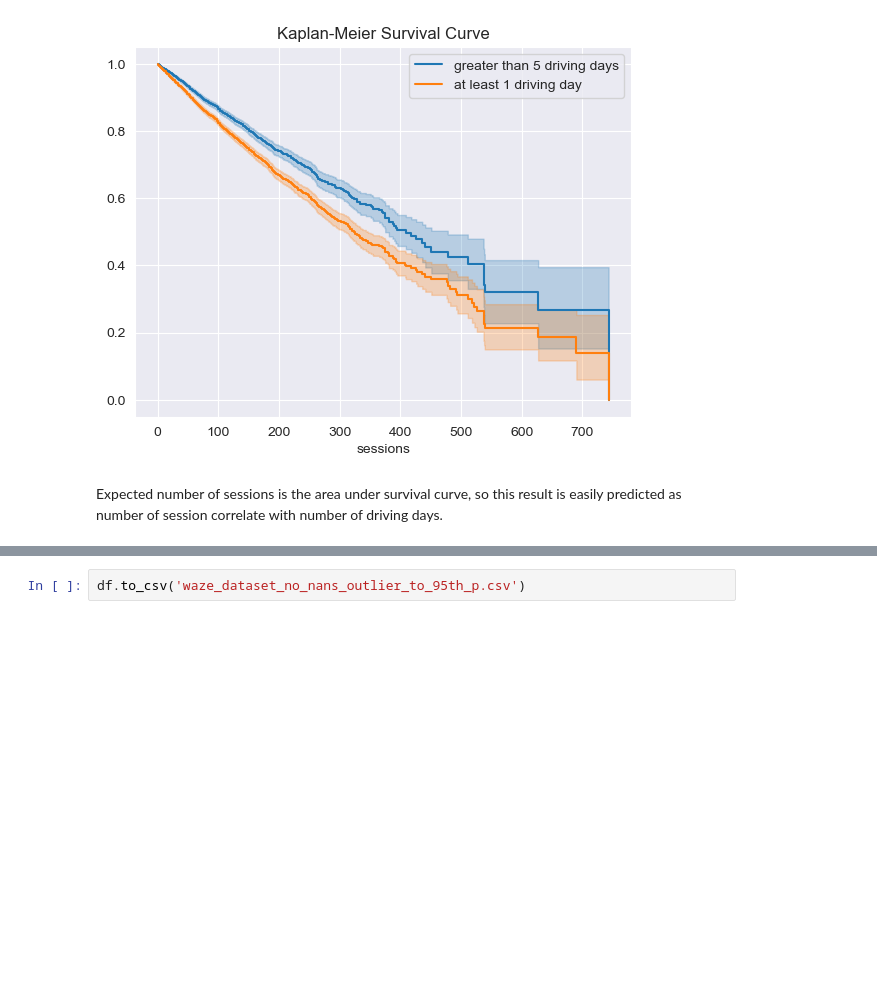
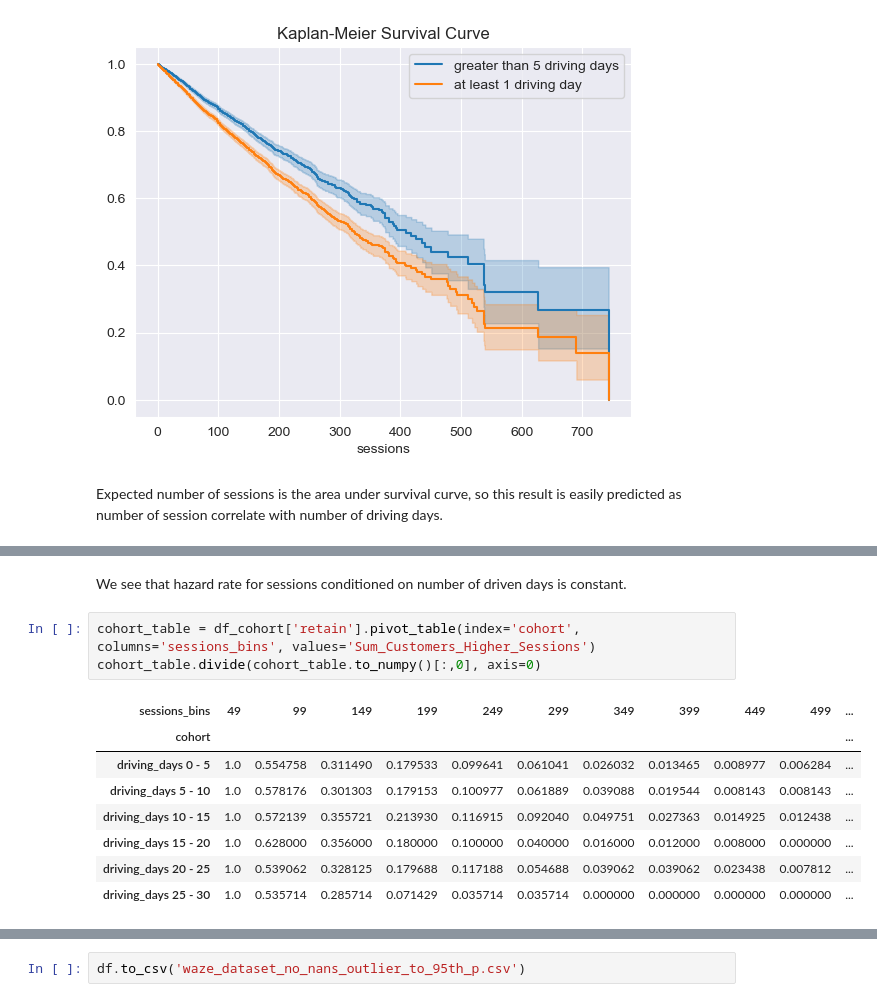
Before and after one commit to point-de-vyu/data-analytics-projects, a Jupyter notebook: Waze_predicting_user_churn/1. Exploratory_data_analysis.ipynb, the cells around one changed output, grey strips where cells are left out. Cells and saved outputs as stored; diff of their text form; blank space fills up the shorter version.

```diff
--- a/Waze_predicting_user_churn/1. Exploratory_data_analysis.ipynb
+++ b/Waze_predicting_user_churn/1. Exploratory_data_analysis.ipynb
@@ -655,0 +698,14 @@ df['activity_days'][14]
+# %% [markdown]
+We see that hazard rate for sessions conditioned on number of driven days is constant.
+# %%
+cohort_table = df_cohort['retain'].pivot_table(index='cohort', columns='sessions_bins', values='Sum_Customers_Higher_Sessions')
+cohort_table.divide(cohort_table.to_numpy()[:,0], axis=0)
+# %% [output]
+| sessions_bins | 49 | 99 | 149 | 199 | 249 | 299 | 349 | 399 | 449 | 499 | ... |
+| cohort |  |  |  |  |  |  |  |  |  |  | ... |
+| driving_days 0 - 5 | 1.0 | 0.554758 | 0.311490 | 0.179533 | 0.099641 | 0.061041 | 0.026032 | 0.013465 | 0.008977 | 0.006284 | ... |
+| driving_days 5 - 10 | 1.0 | 0.578176 | 0.301303 | 0.179153 | 0.100977 | 0.061889 | 0.039088 | 0.019544 | 0.008143 | 0.008143 | ... |
+| driving_days 10 - 15 | 1.0 | 0.572139 | 0.355721 | 0.213930 | 0.116915 | 0.092040 | 0.049751 | 0.027363 | 0.014925 | 0.012438 | ... |
+| driving_days 15 - 20 | 1.0 | 0.628000 | 0.356000 | 0.180000 | 0.100000 | 0.040000 | 0.016000 | 0.012000 | 0.008000 | 0.000000 | ... |
+| driving_days 20 - 25 | 1.0 | 0.539062 | 0.328125 | 0.179688 | 0.117188 | 0.054688 | 0.039062 | 0.039062 | 0.023438 | 0.007812 | ... |
+| driving_days 25 - 30 | 1.0 | 0.535714 | 0.285714 | 0.071429 | 0.035714 | 0.035714 | 0.000000 | 0.000000 | 0.000000 | 0.000000 | ... |
```
Also changed, not shown: parts of 26 cells of this notebook, 1 other file.
